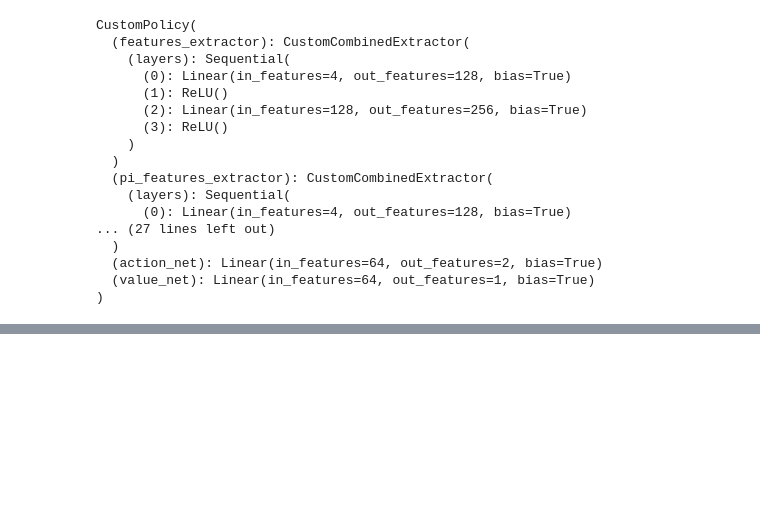
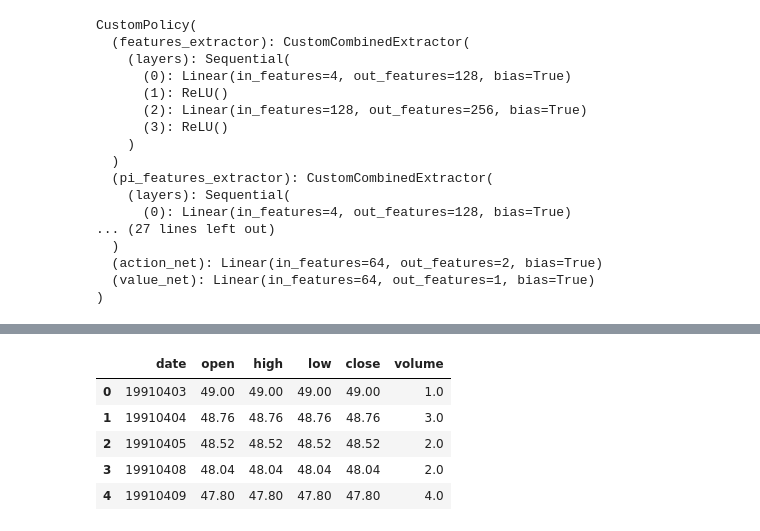
Before and after one commit to davis-lee0109/Hands-on-RL, a Jupyter notebook: Policy_stable-baselines3.ipynb, the cells around one changed output, grey strips where cells are left out. Cells and saved outputs as stored; diff of their text form; code cells hidden in the pictures; blank space fills up the shorter version.

```diff
--- a/Policy_stable-baselines3.ipynb
+++ b/Policy_stable-baselines3.ipynb
@@ -196,0 +340,9 @@ CustomPolicy(
+# %%
+df.loc[0:4]
+# %% [output]
+|  | date | open | high | low | close | volume |
+| 0 | 19910403 | 49.00 | 49.00 | 49.00 | 49.00 | 1.0 |
+| 1 | 19910404 | 48.76 | 48.76 | 48.76 | 48.76 | 3.0 |
+| 2 | 19910405 | 48.52 | 48.52 | 48.52 | 48.52 | 2.0 |
+| 3 | 19910408 | 48.04 | 48.04 | 48.04 | 48.04 | 2.0 |
+| 4 | 19910409 | 47.80 | 47.80 | 47.80 | 47.80 | 4.0 |
```
Also changed, not shown: parts of 14 cells of this notebook, 1 other file.
